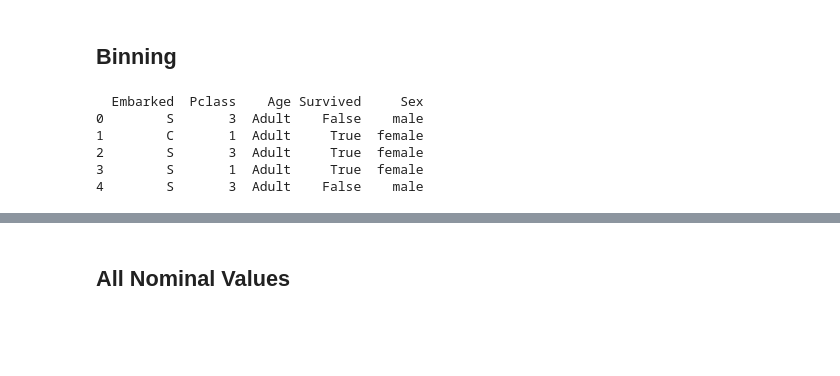
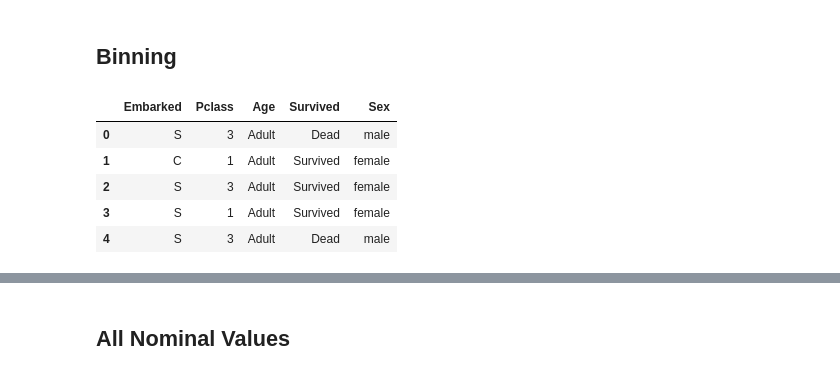
Before and after one commit to bhachauk/Learn_MachineLearning, a Jupyter notebook: 04.Data_Mining/Association_rule_mining/Association_Ruels_Mining_On_Titanic_Dataset.ipynb, the cells around one changed output, grey strips where cells are left out. Cells and saved outputs as stored; diff of their text form; code cells hidden in the pictures; blank space fills up the shorter version.

```diff
--- a/04.Data_Mining/Association_rule_mining/Association_Ruels_Mining_On_Titanic_Dataset.ipynb
+++ b/04.Data_Mining/Association_rule_mining/Association_Ruels_Mining_On_Titanic_Dataset.ipynb
@@ -51,18 +60,17 @@ cut_points = [1, 10, 20, 50 ]
 
 labels = ["Unknown", "Child", "Teen", "Adult", "Old"]
 
-in_titanic['Age'] = binning(in_titanic['Age'], cut_points, labels)
+titanic['Age'] = binning(titanic['Age'], cut_points, labels)
 
-# Replacing Binary with String
-rep = {0: "False", 1: "True"}
+in_titanic = titanic[nominal_cols]
 
-in_titanic.replace({'Survived' : rep}, inplace=True)
-
-print in_titanic.head()
+cat_titanic = titanic[cat_cols]
-# %% [output]
-  Embarked  Pclass    Age Survived     Sex
-0        S       3  Adult    False    male
-1        C       1  Adult     True  female
-2        S       3  Adult     True  female
-3        S       1  Adult     True  female
-4        S       3  Adult    False    male
+# %%
+in_titanic.head()
+# %% [output]
+|  | Embarked | Pclass | Age | Survived | Sex |
+| 0 | S | 3 | Adult | Dead | male |
+| 1 | C | 1 | Adult | Survived | female |
+| 2 | S | 3 | Adult | Survived | female |
+| 3 | S | 1 | Adult | Survived | female |
+| 4 | S | 3 | Adult | Dead | male |
```
Also changed, not shown: parts of 21 cells of this notebook, 10 other files.
